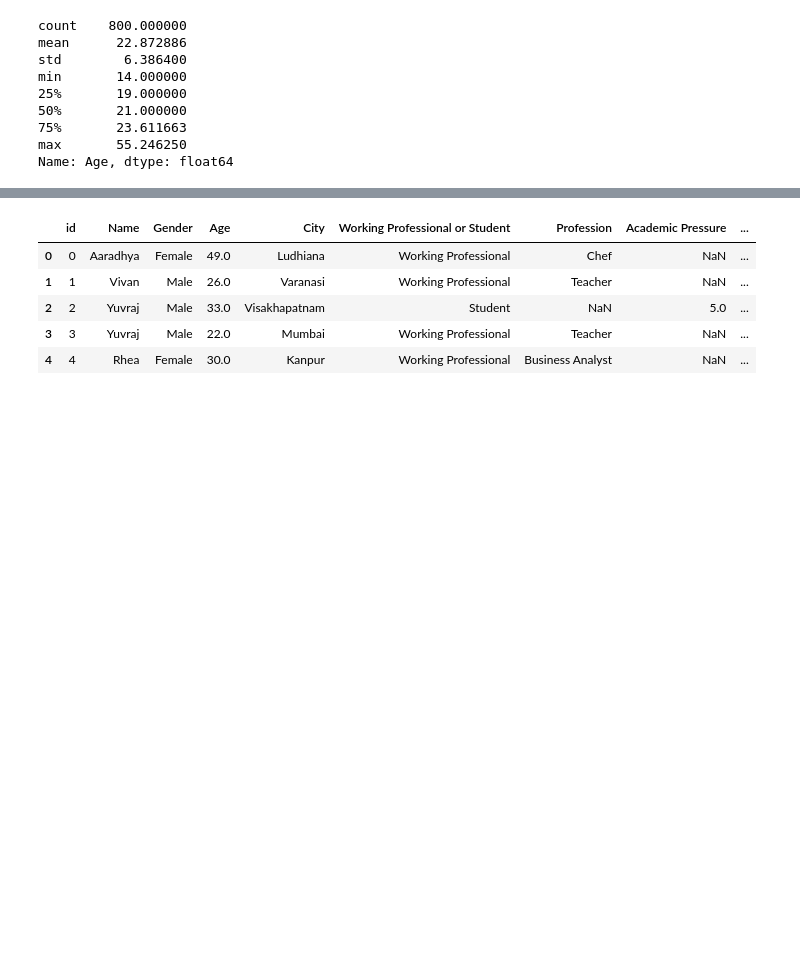
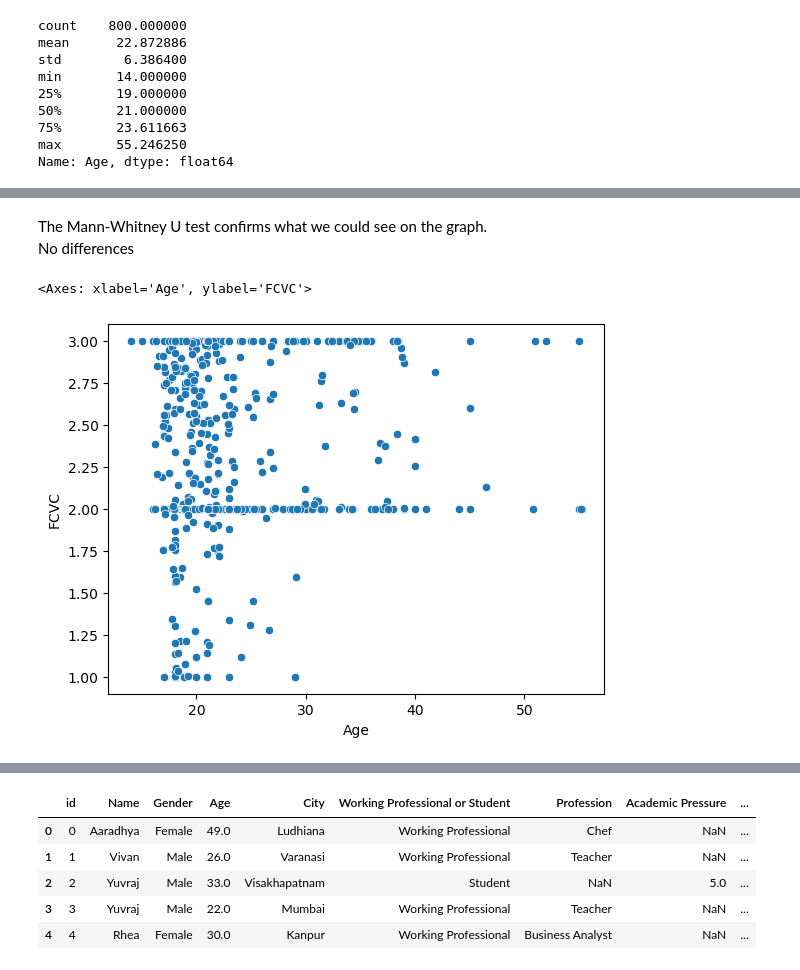
Before and after one commit to flylight-max/Individual_project_obesity, a Jupyter notebook: Untitled-1.ipynb, the cells around one changed output, grey strips where cells are left out. Cells and saved outputs as stored; diff of their text form; code cells hidden in the pictures; blank space fills up the shorter version.

```diff
--- a/Untitled-1.ipynb
+++ b/Untitled-1.ipynb
@@ -174,0 +273,8 @@ Name: proportion, dtype: float64
+# %% [markdown]
+The Mann-Whitney U test confirms what we could see on the graph.
+No differences
+# %%
+sns.scatterplot(x="Age", y="FCVC", data=non_miss_Age)
+# %% [output]
+<Axes: xlabel='Age', ylabel='FCVC'>
+[figure, added]
```
Also changed, not shown: parts of 29 cells of this notebook.
